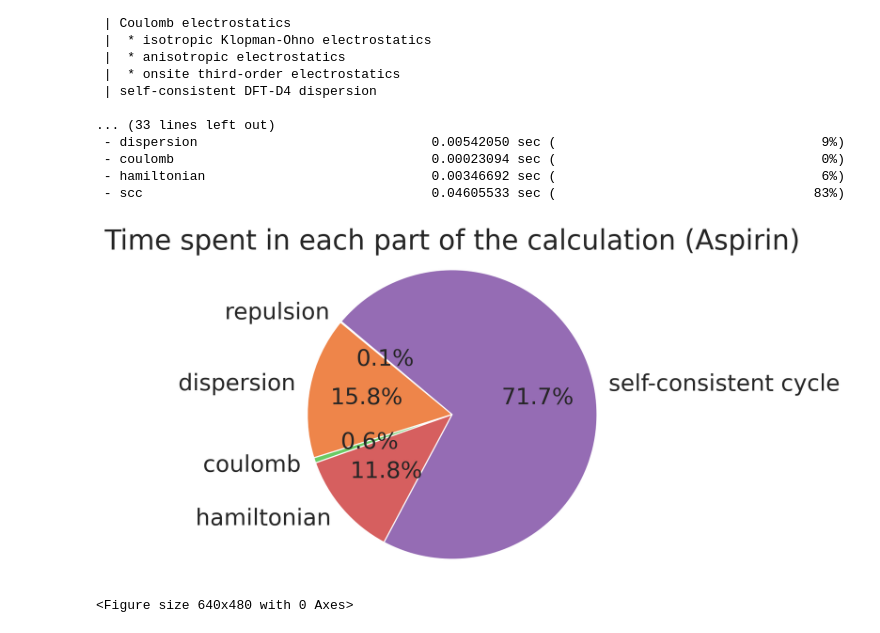
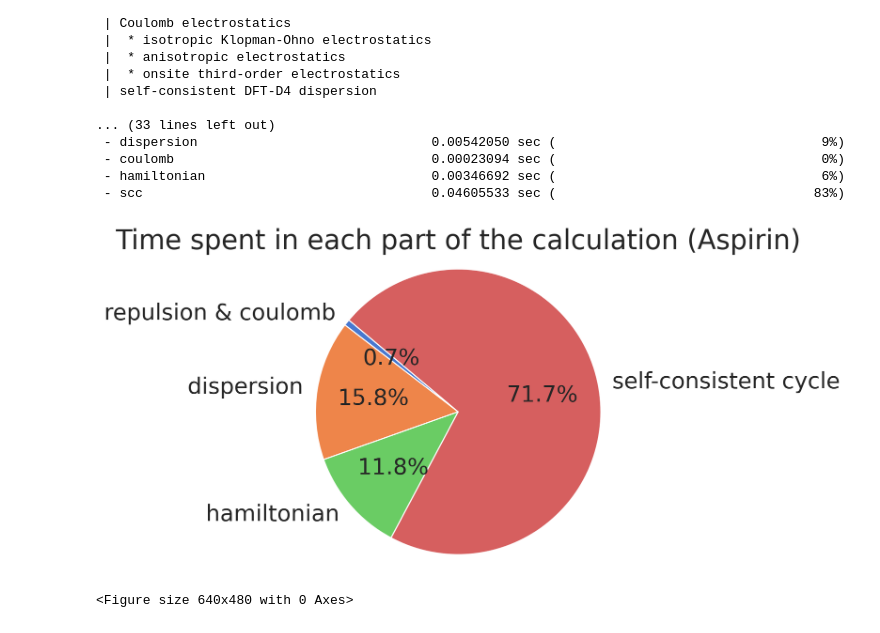
Before and after one commit to tornikeo/tblite, a Jupyter notebook: notes/make_figures.ipynb, the cells around one changed output. Saved outputs shown, nothing was run; the diff lists cells and outputs as text; code cells hidden in the pictures.

Commit message:
Add figures

```diff
--- a/notes/make_figures.ipynb
+++ b/notes/make_figures.ipynb
@@ -337,33 +275,33 @@ xTB calculator
  - hamiltonian                             0.00346692 sec (                                  6%)
  - scc                                     0.04605533 sec (                                 83%)
 # %%
-#  total:                                    0.04176876 sec
 #  - repulsion                               0.00004974 sec (                                  0%)
-#  - dispersion                              0.00659769 sec (                                 15%)
 #  - coulomb                                 0.00024547 sec (                                  0%)
 #  - hamiltonian                             0.00490927 sec (                                 11%)
 #  - scc                                     0.02987670 sec (                                 71%)
 
 times = {
-  "repulsion": 0.00004974,
-  "dispersion": 0.00659769,
-  "coulomb": 0.00024547,
+  "repulsion & coulomb": 0.00004974 + 0.00024547,
+  "dispersion": 0.00659769, # Small molecules don't benefit much from this
+  # "coulomb": 0.00024547,
   "hamiltonian": 0.00490927,
   "self-consistent cycle": 0.02987670,
 }
 
 # Pie chart on time spent in each part of the calculation, with annotations
 
 sns.set_style("whitegrid")
 plt.figure(figsize=(5,5), dpi=200)
 # set font, arial and large
 plt.rcParams['font.size'] = 20
-plt.pie(times.values(), labels=times.keys(), autopct='%1.1f%%', startangle=140, colors=sns.color_palette("muted", n_colors=len(times)))
+plt.pie(times.values(), labels=times.keys(), autopct='%1.1f%%', startangle=140,
+        colors=sns.color_palette("muted", n_colors=len(times)))
 plt.title('Time spent in each part of the calculation (Aspirin)')
 plt.axis('equal')  # Equal aspect ratio ensures that pie is drawn as a circle.
 plt.show()
+plt.tight_layout()
 # Save the figure
 plt.savefig('notes/figures/performance_pie.png', dpi=300, bbox_inches='tight')
 # %% [output]
-[figure, old version]
+[figure, new version]
 <Figure size 640x480 with 0 Axes>
```
Also changed, not shown: parts of 9 cells of this notebook.
